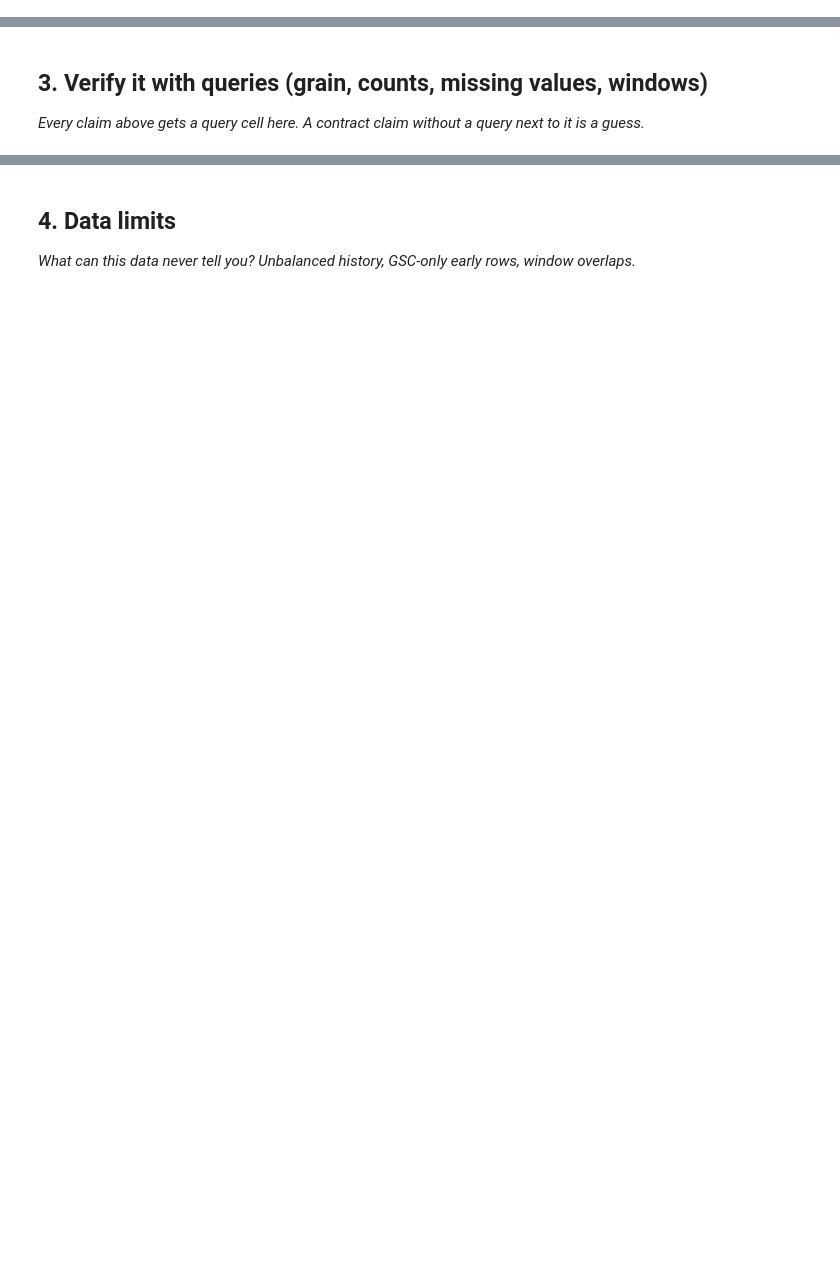
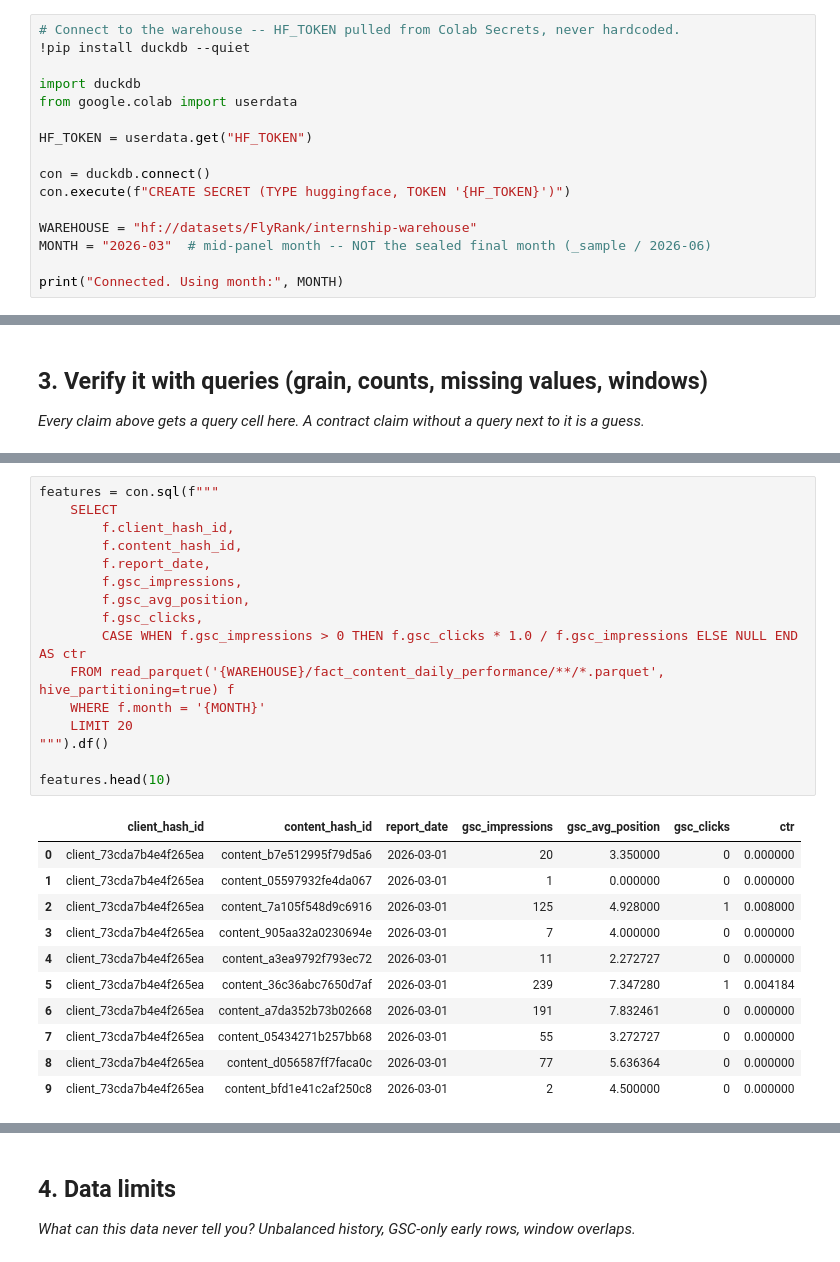
Before and after one commit to ghayoorahmed7/flyrank_ml_intership, a Jupyter notebook: work/notebooks/w03_data_contract.ipynb, the cells around one changed output, grey strips where cells are left out. Cells and saved outputs as stored; diff of their text form; blank space fills up the shorter version.

```diff
--- a/work/notebooks/w03_data_contract.ipynb
+++ b/work/notebooks/w03_data_contract.ipynb
@@ -6,3 +6,19 @@
 This skeleton is yours to fill. Work the sections **in order** — each one has a one-line hint. Simple words, honest numbers.
 
 > Working with an AI assistant? Tell it to read `skills/README.md` first and load the one skill this assignment names on its card.
+# %%
+# Connect to the warehouse -- HF_TOKEN pulled from Colab Secrets, never hardcoded.
+!pip install duckdb --quiet
+
+import duckdb
+from google.colab import userdata
+
+HF_TOKEN = userdata.get("HF_TOKEN")
+
+con = duckdb.connect()
+con.execute(f"CREATE SECRET (TYPE huggingface, TOKEN '{HF_TOKEN}')")
+
+WAREHOUSE = "hf://datasets/FlyRank/internship-warehouse"
+MONTH = "2026-03"  # mid-panel month -- NOT the sealed final month (_sample / 2026-06)
+
+print("Connected. Using month:", MONTH)
@@ -29,0 +112,28 @@ This skeleton is yours to fill. Work the sections **in order** — each one has
+# %%
+features = con.sql(f"""
+    SELECT
+        f.client_hash_id,
+        f.content_hash_id,
+        f.report_date,
+        f.gsc_impressions,
+        f.gsc_avg_position,
+        f.gsc_clicks,
+        CASE WHEN f.gsc_impressions > 0 THEN f.gsc_clicks * 1.0 / f.gsc_impressions ELSE NULL END AS ctr
+    FROM read_parquet('{WAREHOUSE}/fact_content_daily_performance/**/*.parquet', hive_partitioning=true) f
+    WHERE f.month = '{MONTH}'
+    LIMIT 20
+""").df()
+
+features.head(10)
+# %% [output]
+|  | client_hash_id | content_hash_id | report_date | gsc_impressions | gsc_avg_position | gsc_clicks | ctr |
+| 0 | client_73cda7b4e4f265ea | content_b7e512995f79d5a6 | 2026-03-01 | 20 | 3.350000 | 0 | 0.000000 |
+| 1 | client_73cda7b4e4f265ea | content_05597932fe4da067 | 2026-03-01 | 1 | 0.000000 | 0 | 0.000000 |
+| 2 | client_73cda7b4e4f265ea | content_7a105f548d9c6916 | 2026-03-01 | 125 | 4.928000 | 1 | 0.008000 |
+| 3 | client_73cda7b4e4f265ea | content_905aa32a0230694e | 2026-03-01 | 7 | 4.000000 | 0 | 0.000000 |
+| 4 | client_73cda7b4e4f265ea | content_a3ea9792f793ec72 | 2026-03-01 | 11 | 2.272727 | 0 | 0.000000 |
+| 5 | client_73cda7b4e4f265ea | content_36c36abc7650d7af | 2026-03-01 | 239 | 7.347280 | 1 | 0.004184 |
+| 6 | client_73cda7b4e4f265ea | content_a7da352b73b02668 | 2026-03-01 | 191 | 7.832461 | 0 | 0.000000 |
+| 7 | client_73cda7b4e4f265ea | content_05434271b257bb68 | 2026-03-01 | 55 | 3.272727 | 0 | 0.000000 |
+| 8 | client_73cda7b4e4f265ea | content_d056587ff7faca0c | 2026-03-01 | 77 | 5.636364 | 0 | 0.000000 |
+| 9 | client_73cda7b4e4f265ea | content_bfd1e41c2af250c8 | 2026-03-01 | 2 | 4.500000 | 0 | 0.000000 |
```
Also changed, not shown: parts of 11 cells of this notebook.
